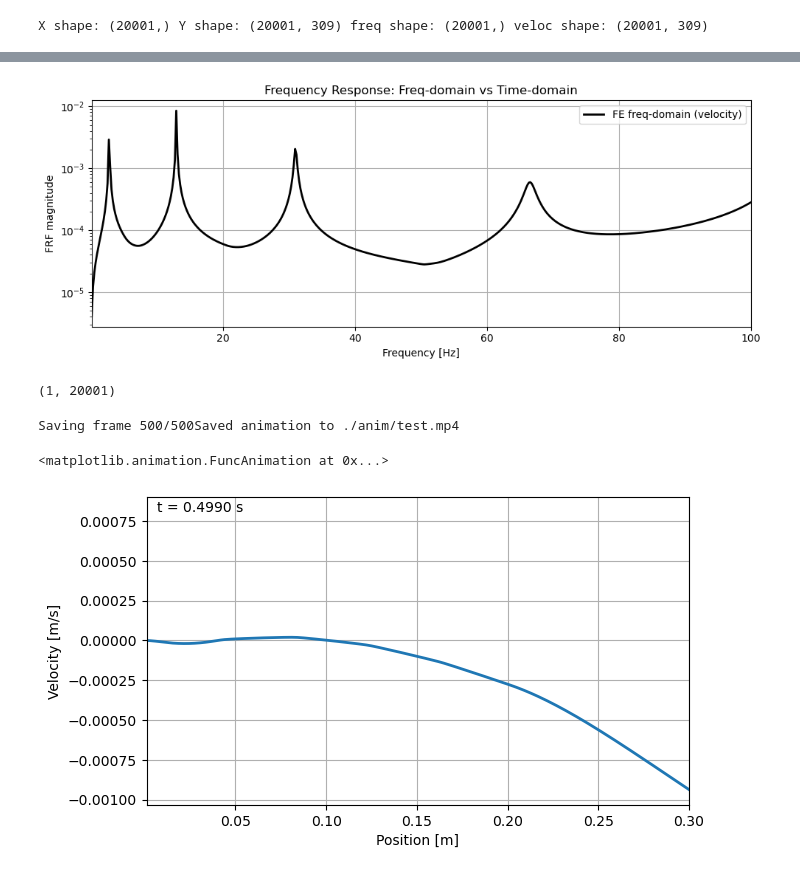
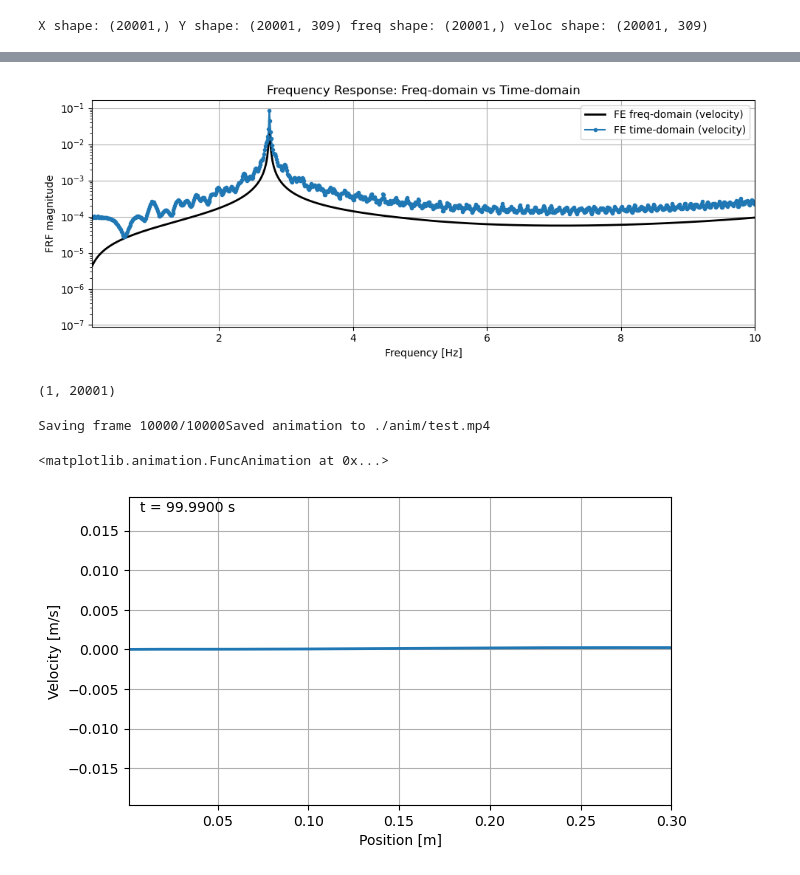
Before and after one commit to nimaet/Modeling, a Jupyter notebook: tasks/Fish/arbitray_placement_test.ipynb, the cells around one changed output, grey strips where cells are left out. Saved outputs shown, nothing was run; the diff lists cells and outputs as text; code cells hidden in the pictures.

```diff
--- a/tasks/Fish/arbitray_placement_test.ipynb
+++ b/tasks/Fish/arbitray_placement_test.ipynb
@@ -176,9 +176,9 @@ fe = FE_module.PiezoBeamFE(params_fe)
 j_exc = [0]  # Indices of excited (actuator) piezos
 
 # Time-domain simulation parameters
-t_end = 10         # Simulation duration [s]
+t_end = 100         # Simulation duration [s]
 f0 = 0.1           # Starting frequency for chirp [Hz]
-f1 = 100           # Ending frequency for chirp [Hz]
+f1 = 10          # Ending frequency for chirp [Hz]
 dt = 1/f1/20       # Time step (20 samples per highest frequency period) [s]
 
 # Excitation amplitudes for each piezo [V]
@@ -267,17 +377,17 @@ X shape: (20001,) Y shape: (20001, 309) freq shape: (20001,) veloc shape: (20001
 # %%
 
 # Time-domain FRF from FFT
-# freq_td = spec_td['freq']        # Frequency vector from FFT [Hz]
-# frf_td = spec_td['FRF']          # FRF magnitude (spatially averaged)
+freq_td = spec_td['freq']        # Frequency vector from FFT [Hz]
+frf_td = spec_td['FRF']          # FRF magnitude (spatially averaged)
 
 # ============================================================
 # Plot FRF comparison (frequency vs time domain)
 # ============================================================
 plt.figure(figsize=(10, 4))
-# frf_td_y = np.mean(np.abs(spec_td['Y']), axis=1)
+frf_td_y = np.mean(np.abs(spec_td['Y']), axis=1)
 
 plt.semilogy(freq_fd, vel_fd/1.2, 'k-', lw=2, label='FE freq-domain (velocity)')
-# plt.semilogy(freq_td, frf_td_y/1.5, '.-', label='FE time-domain (velocity)')
+plt.semilogy(freq_td, frf_td/1.5, '.-', label='FE time-domain (velocity)')
 plt.xlabel('Frequency [Hz]')
 plt.ylabel('FRF magnitude')
 plt.xlim([f0, f1])
@@ -287,7 +397,7 @@ plt.title('Frequency Response: Freq-domain vs Time-domain')
 plt.tight_layout()
 plt.show()
 # %% [output]
-[figure, old version]
+[figure, new version]
 # %%
 v_exc(t).shape
 # %% [output]
@@ -295,22 +405,22 @@ v_exc(t).shape
 # %%
 # After creating envelope_func and loading FE results
 from Modeling.models import plotting
 importlib.reload(plotting)
 
-temporal_slice = slice(0,1000 )
+temporal_slice = slice(0, -1 )
 plotting.animate_field_1d(
     t=t[temporal_slice],
     u=w_dot[temporal_slice],  # or w for displacement
     x=fe.geom.x_nodes[1:],  # spatial grid
     filename=f"./anim/test.mp4",
     scale=1.0,
     stride=2,
     ylabel="Velocity [m/s]",
     xlabel="Position [m]",
     fps=50,
     # y_lim_scale=0.8
 )
 # %% [output]
-Saving frame 500/500Saved animation to ./anim/test.mp4
+Saving frame 10000/10000Saved animation to ./anim/test.mp4
 <matplotlib.animation.FuncAnimation at 0x...>
-[figure, old version]
+[figure, new version]
```
Also changed, not shown: parts of 2 cells of this notebook, 7 other files.
